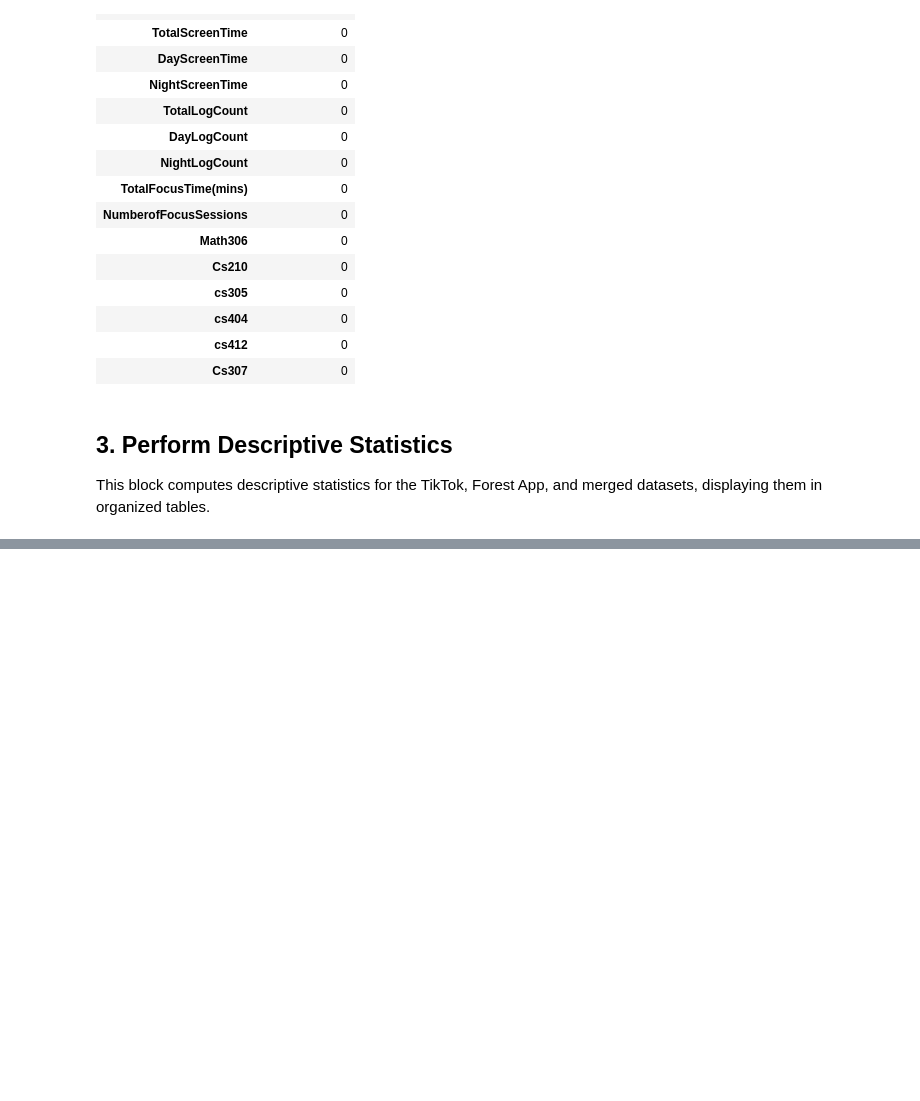
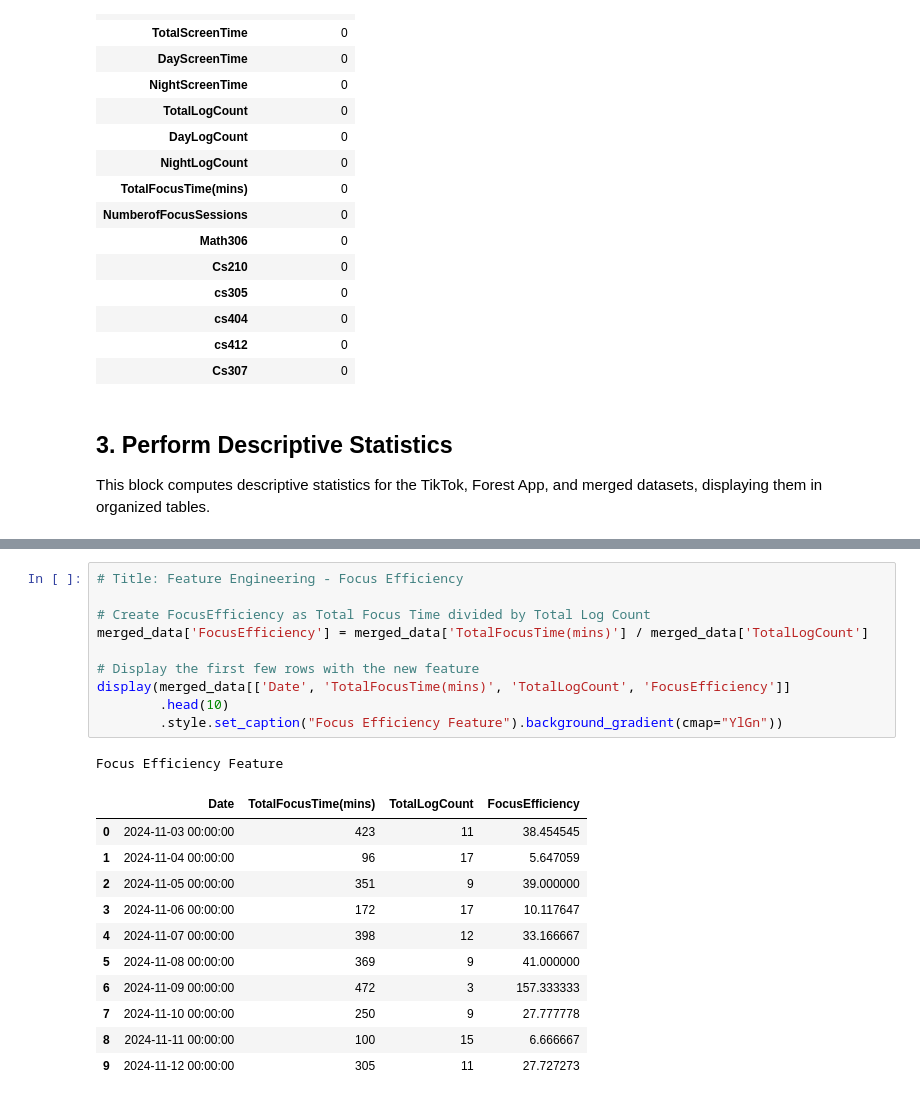
Before and after one commit to BilgeKaganY/social-media-productivity-analysis, a Jupyter notebook: DSA210_Project.ipynb, the cells around one changed output, grey strips where cells are left out. Cells and saved outputs as stored; diff of their text form; blank space fills up the shorter version.

```diff
--- a/DSA210_Project.ipynb
+++ b/DSA210_Project.ipynb
@@ -235,0 +331,23 @@ Descriptive Statistics for Merged Data
+# %%
+# Title: Feature Engineering - Focus Efficiency
+
+# Create FocusEfficiency as Total Focus Time divided by Total Log Count
+merged_data['FocusEfficiency'] = merged_data['TotalFocusTime(mins)'] / merged_data['TotalLogCount']
+
+# Display the first few rows with the new feature
+display(merged_data[['Date', 'TotalFocusTime(mins)', 'TotalLogCount', 'FocusEfficiency']]
+        .head(10)
+        .style.set_caption("Focus Efficiency Feature").background_gradient(cmap="YlGn"))
+# %% [output]
+Focus Efficiency Feature
+|  | Date | TotalFocusTime(mins) | TotalLogCount | FocusEfficiency |
+| 0 | 2024-11-03 00:00:00 | 423 | 11 | 38.454545 |
+| 1 | 2024-11-04 00:00:00 | 96 | 17 | 5.647059 |
+| 2 | 2024-11-05 00:00:00 | 351 | 9 | 39.000000 |
+| 3 | 2024-11-06 00:00:00 | 172 | 17 | 10.117647 |
+| 4 | 2024-11-07 00:00:00 | 398 | 12 | 33.166667 |
+| 5 | 2024-11-08 00:00:00 | 369 | 9 | 41.000000 |
+| 6 | 2024-11-09 00:00:00 | 472 | 3 | 157.333333 |
+| 7 | 2024-11-10 00:00:00 | 250 | 9 | 27.777778 |
+| 8 | 2024-11-11 00:00:00 | 100 | 15 | 6.666667 |
+| 9 | 2024-11-12 00:00:00 | 305 | 11 | 27.727273 |
```
Also changed, not shown: parts of 5 cells of this notebook.
